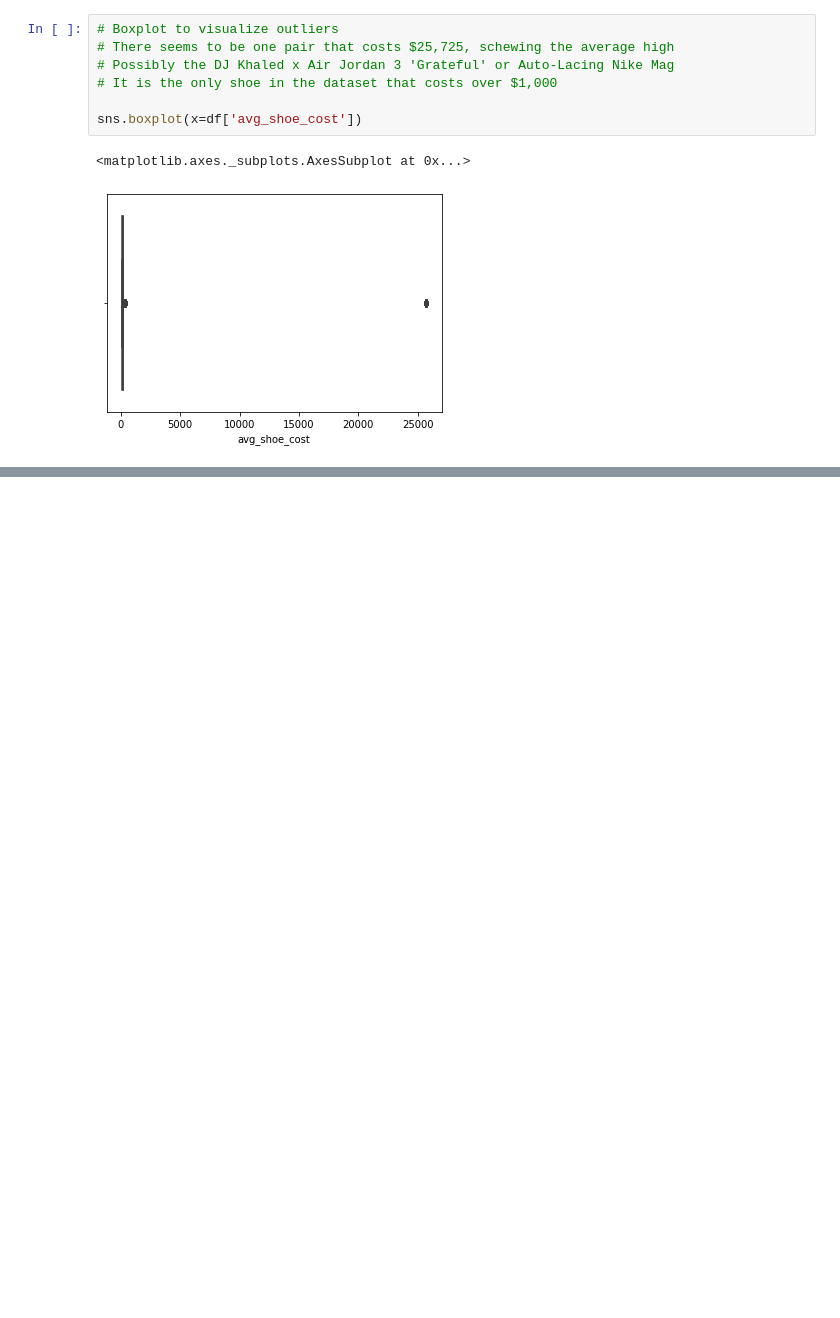
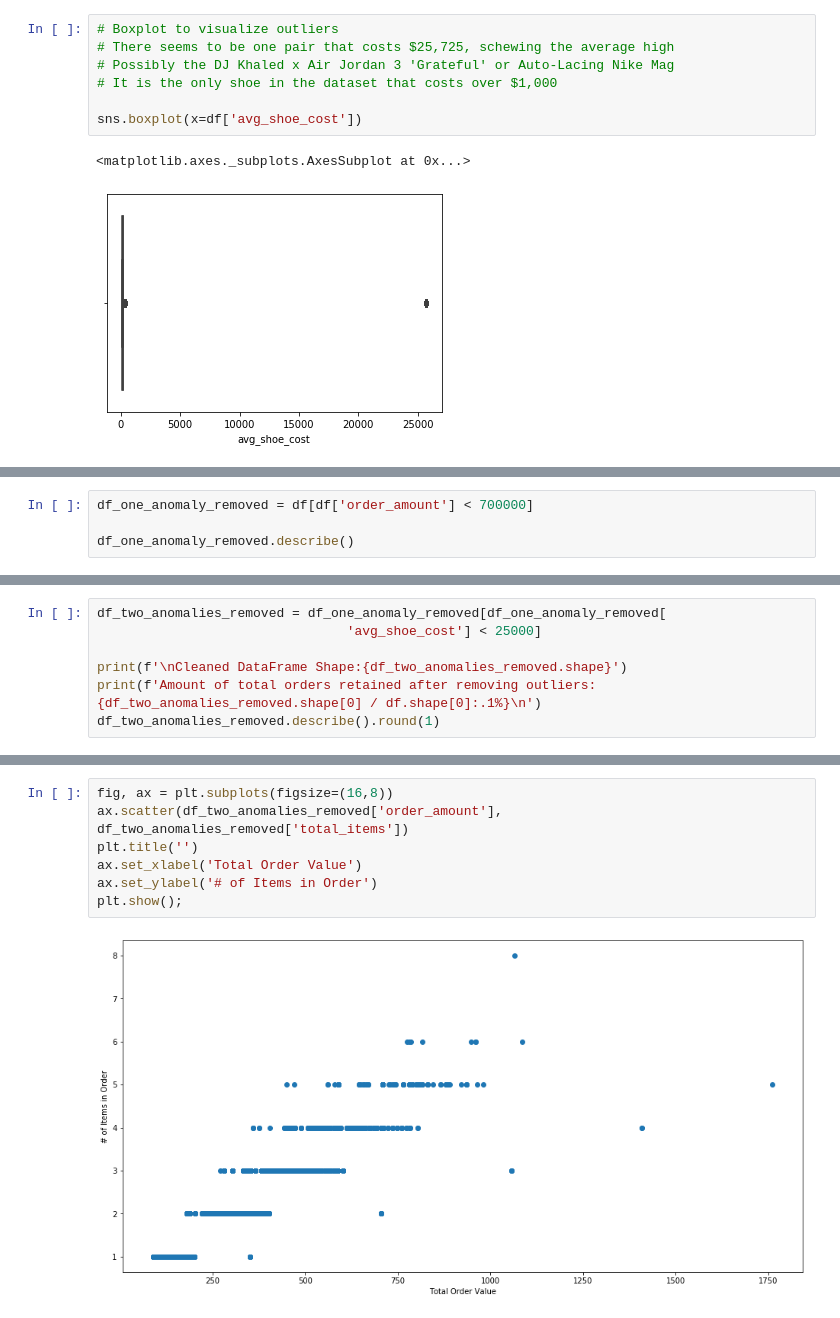
Before and after one commit to mmastin/shopify_challenge, a Jupyter notebook: data_exploration.ipynb, the cells around one changed output, grey strips where cells are left out. Cells and saved outputs as stored; diff of their text form; blank space fills up the shorter version.

```diff
--- a/data_exploration.ipynb
+++ b/data_exploration.ipynb
@@ -79,0 +133,4 @@ sns.boxplot(x=df['avg_shoe_cost'])
+# %%
+df_one_anomaly_removed = df[df['order_amount'] < 700000]
+
+df_one_anomaly_removed.describe()
@@ -79,0 +147,7 @@ sns.boxplot(x=df['avg_shoe_cost'])
+# %%
+df_two_anomalies_removed = df_one_anomaly_removed[df_one_anomaly_removed[
+                                'avg_shoe_cost'] < 25000]
+
+print(f'\nCleaned DataFrame Shape:{df_two_anomalies_removed.shape}')
+print(f'Amount of total orders retained after removing outliers: {df_two_anomalies_removed.shape[0] / df.shape[0]:.1%}\n')
+df_two_anomalies_removed.describe().round(1)
@@ -79,0 +166,9 @@ sns.boxplot(x=df['avg_shoe_cost'])
+# %%
+fig, ax = plt.subplots(figsize=(16,8))
+ax.scatter(df_two_anomalies_removed['order_amount'], df_two_anomalies_removed['total_items'])
+plt.title('')
+ax.set_xlabel('Total Order Value')
+ax.set_ylabel('# of Items in Order')
+plt.show();
+# %% [output]
+[figure, added]
```
Also changed, not shown: parts of 11 cells of this notebook, 5 other files.
